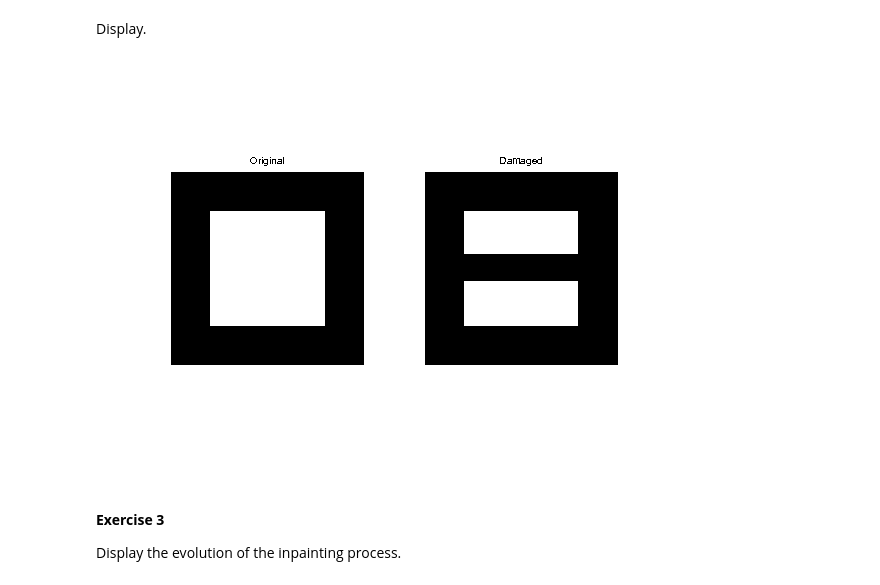
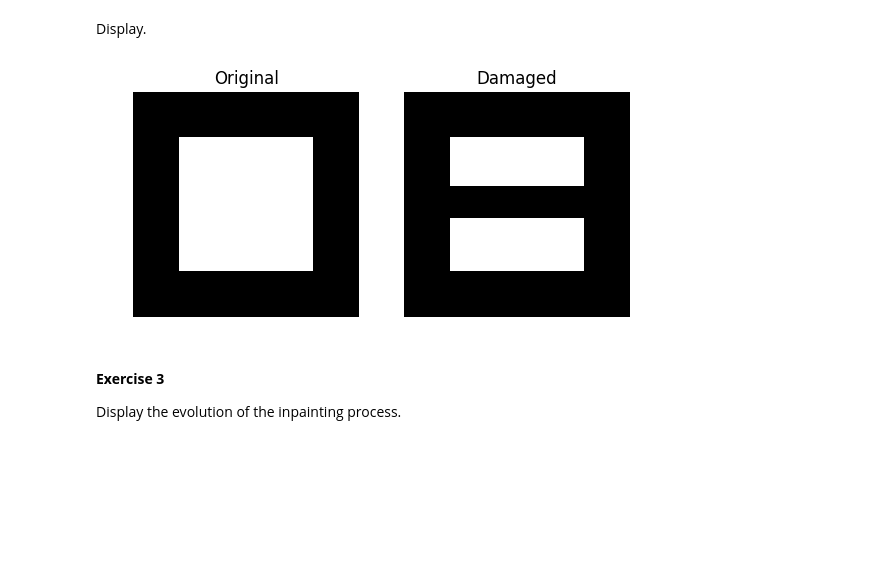
Before and after one commit to gpeyre/numerical-tours, a Jupyter notebook: julia/optim_5_primal_dual.ipynb, the cells around one changed output. Cells and saved outputs as stored; diff of their text form; code cells hidden in the pictures; blank space fills up the shorter version.

```diff
--- a/julia/optim_5_primal_dual.ipynb
+++ b/julia/optim_5_primal_dual.ipynb
@@ -200,7 +178,7 @@ $$ i_H(x) = \choice{ 0 \qifq x \in H, \\ +\infty \qifq x \notin H. } $$
 Shorcut for the operators.
 # %%
 K  = f -> Grad(f)
-KS = u -> -Div(u);
+KS = u -> -Div(u[:,:,1],u[:,:,2]);
 # %% [markdown]
 Shortcut for the TV norm.
 # %%
@@ -351,18 +318,23 @@ f0 = load_image(name,n);
+# %%
+n=64
+radius = 0.6;
+x = linspace(-1,1,n)
+Y,X = meshgrid(x,x)
+f0 = Int.(max( abs(X),abs(Y) ).<radius);
 # %% [markdown]
 We remove the central part of the image.
 # %%
-a = 4;
-Lambda = ones(n);
-Lambda(end/2-a:end/2+a,:) = 0;
-Phi = @(f)f.*Lambda;
+a = 4
+Lambda = ones(n)
+Lambda[Base.div(end,2)-a:Base.div(end,2)+a,:] = 0
+Phi = f -> f.*Lambda;
 # %% [markdown]
 Display.
 # %%
-clf;
-imageplot(f0, 'Original', 1,2,1);
-imageplot(Phi(f0), 'Damaged', 1,2,2);
+imageplot(f0, "Original", [1,2,1])
+imageplot(Phi(f0), "Damaged", [1,2,2]);
 # %% [output]
-[figure, old version]
+[figure, new version]
 # %% [markdown]
 __Exercise 3__
 
```
Also changed, not shown: parts of 19 cells of this notebook, 7 other files.
